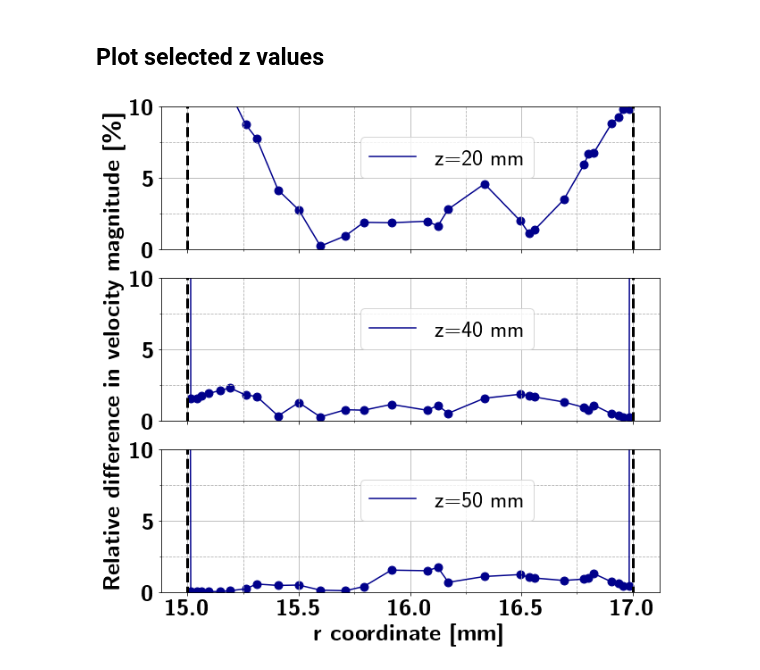
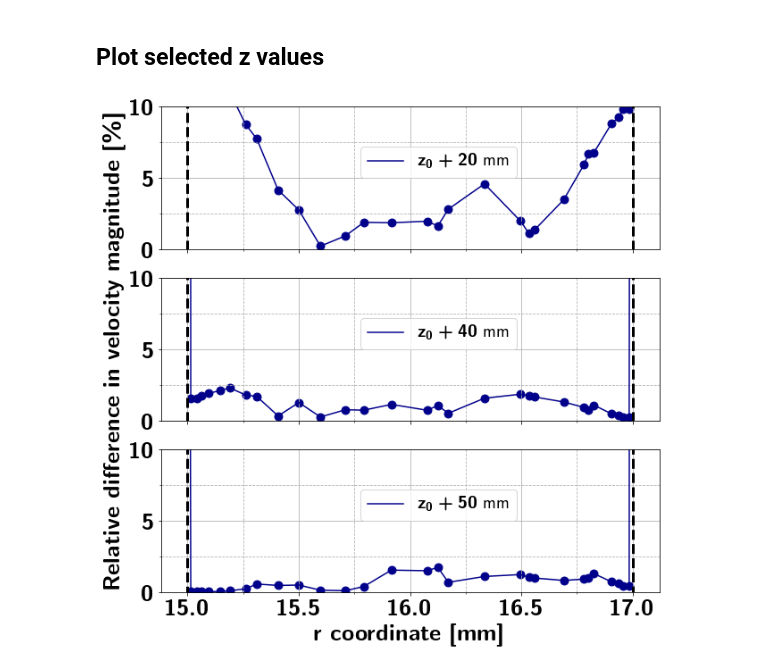
Before and after one commit to kromerh/phd_python, a Jupyter notebook: 03_COMSOL/01.cfd/01.cfd.02.justFluid.001.vel_magn.ipynb, the cells around one changed output. Drawn from its saved outputs; the diff is of its cells as text; code cells hidden in the pictures.

Commit message:
plots consistency

```diff
--- a/03_COMSOL/01.cfd/01.cfd.02.justFluid.001.vel_magn.ipynb
+++ b/03_COMSOL/01.cfd/01.cfd.02.justFluid.001.vel_magn.ipynb
@@ -157,14 +157,14 @@ ls = 16+10
 msize = 80
 
 ax1 = plt.subplot(311)
-plt.plot(x, ys[0], label=f'z={z_values[0]} mm', color='darkblue')
+plt.plot(x, ys[0], label=f'$z_0+{z_values[0]}$ mm', color='darkblue')
 plt.scatter(x, ys[0], color='darkblue', s=msize)
 # plt.setp(ax1.get_xticklabels(), fontsize=6)
 plt.setp(ax1.get_xticklabels(), visible=False)
 # plt.title(f'Relative difference velocity magnitude')
 plt.ylim(0, 10)
 plt.grid()
-legend = plt.legend(loc=(0.4,0.5), fontsize=fs)
+legend = plt.legend(loc=(0.4,0.5), fontsize=fs-6)
 plt.setp(legend.get_title(),fontsize=fs)
 ax1.tick_params(axis = 'both', which = 'major', labelsize = ls)
 # minor ticks x
@@ -176,7 +176,7 @@ ax1.yaxis.set_minor_locator(minor_locator)
 
 # share x only
 ax2 = plt.subplot(312, sharex=ax1)
-plt.plot(x, ys[1], label=f'z={z_values[1]} mm', color='darkblue')
+plt.plot(x, ys[1], label=f'$z_0+{z_values[1]}$ mm', color='darkblue')
 plt.scatter(x, ys[1], color='darkblue', s=msize)
 plt.ylim(0, 10)
 plt.ylabel(r'\textbf{Relative difference in velocity magnitude [\%]}', fontsize=fs)
@@ -184,7 +184,7 @@ plt.ylabel(r'\textbf{Relative difference in velocity magnitude [\%]}', fontsize=
 plt.setp(ax2.get_xticklabels(), visible=False)
 plt.grid()
 
-legend = plt.legend(loc=(0.4,0.5), fontsize=fs)
+legend = plt.legend(loc=(0.4,0.5), fontsize=fs-6)
 plt.setp(legend.get_title(),fontsize=fs)
 
 ax2.tick_params(axis = 'both', which = 'major', labelsize = ls)
@@ -197,34 +197,34 @@ ax2.yaxis.set_minor_locator(minor_locator)
 
 # share x and y
 ax3 = plt.subplot(313, sharex=ax1, sharey=ax1)
-plt.plot(x, ys[2], label=f'z={z_values[2]} mm', color='darkblue')
+plt.plot(x, ys[2], label=f'$z_0+{z_values[2]}$ mm', color='darkblue')
 plt.scatter(x, ys[2], color='darkblue', s=msize)
 plt.ylim(0, 10)
 
-legend = plt.legend(loc=(0.4,0.5), fontsize=fs)
+legend = plt.legend(loc=(0.4,0.5), fontsize=fs-6)
 plt.setp(legend.get_title(),fontsize=fs)
 
 ax3.tick_params(axis = 'both', which = 'major', labelsize = ls)
 # minor ticks x
 minor_locator = AutoMinorLocator(2)
 ax3.xaxis.set_minor_locator(minor_locator)
 # minor ticks y
 minor_locator = AutoMinorLocator(2)
 ax3.yaxis.set_minor_locator(minor_locator)
 plt.grid()
 for ax in [ax1, ax2, ax3]:
     ax.grid(b=True, which='major', linestyle='-')
     ax.grid(b=True, which='minor', linestyle='--')
 
 for ax in [ax1, ax2, ax3]:
     ax.plot((15.0, 15.0), (-10, 100), 'k--', linewidth=3, color='black')#, label='wall-fluid interface')  # Cu-water interface
     ax.plot((17.0, 17.0), (-10, 100), 'k--', linewidth=3, color='black')#, label='wall-fluid interface')  # Cu-water interface
 
 plt.xlabel(r'\textbf{r coordinate [mm]}',fontsize=fs)
 plt.ylim(0, 10)
 # plt.tight_layout()
 # plt.savefig(f'{folder}/justfluid_fully_developed_flow.png', dpi=600)
 plt.savefig(f'{folder}/justfluid_fully_developed_flow.pdf', dpi=600)
 plt.show()
 # %% [output]
-[figure, old version]
+[figure, new version]
```
